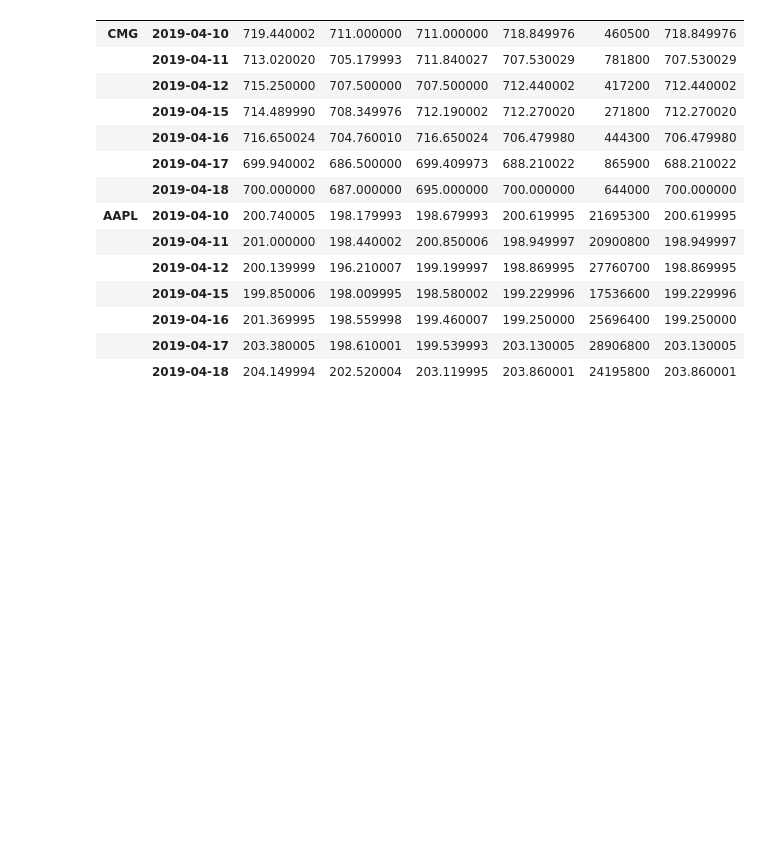
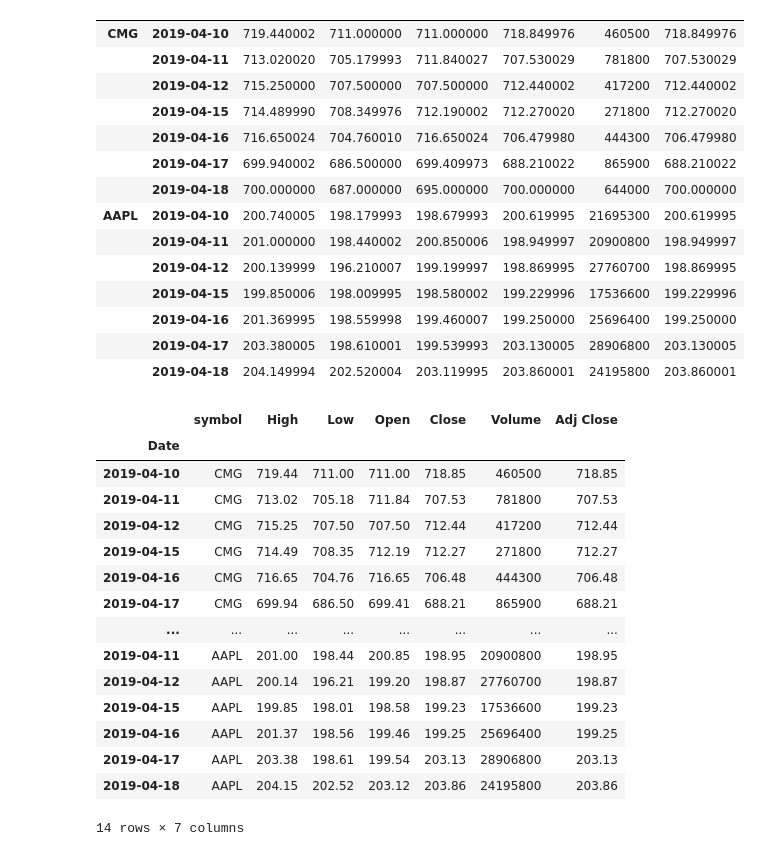
Before and after one commit to scienclick/stockmaster, a Jupyter notebook: stockmaster.ipynb, the cells around one changed output. Cells and saved outputs as stored; diff of their text form; code cells hidden in the pictures; blank space fills up the shorter version.

```diff
--- a/stockmaster.ipynb
+++ b/stockmaster.ipynb
@@ -70,3 +70,22 @@ pulled
 |  | 2019-04-16 | 201.369995 | 198.559998 | 199.460007 | 199.250000 | 25696400 | 199.250000 |
 |  | 2019-04-17 | 203.380005 | 198.610001 | 199.539993 | 203.130005 | 28906800 | 203.130005 |
 |  | 2019-04-18 | 204.149994 | 202.520004 | 203.119995 | 203.860001 | 24195800 | 203.860001 |
+# %%
+pulled.reset_index([0]).rename(columns={'level_0':'symbol'})
+# %% [output]
+|  | symbol | High | Low | Open | Close | Volume | Adj Close |
+| Date |  |  |  |  |  |  |  |
+| 2019-04-10 | CMG | 719.44 | 711.00 | 711.00 | 718.85 | 460500 | 718.85 |
+| 2019-04-11 | CMG | 713.02 | 705.18 | 711.84 | 707.53 | 781800 | 707.53 |
+| 2019-04-12 | CMG | 715.25 | 707.50 | 707.50 | 712.44 | 417200 | 712.44 |
+| 2019-04-15 | CMG | 714.49 | 708.35 | 712.19 | 712.27 | 271800 | 712.27 |
+| 2019-04-16 | CMG | 716.65 | 704.76 | 716.65 | 706.48 | 444300 | 706.48 |
+| 2019-04-17 | CMG | 699.94 | 686.50 | 699.41 | 688.21 | 865900 | 688.21 |
+| ... | ... | ... | ... | ... | ... | ... | ... |
+| 2019-04-11 | AAPL | 201.00 | 198.44 | 200.85 | 198.95 | 20900800 | 198.95 |
+| 2019-04-12 | AAPL | 200.14 | 196.21 | 199.20 | 198.87 | 27760700 | 198.87 |
+| 2019-04-15 | AAPL | 199.85 | 198.01 | 198.58 | 199.23 | 17536600 | 199.23 |
+| 2019-04-16 | AAPL | 201.37 | 198.56 | 199.46 | 199.25 | 25696400 | 199.25 |
+| 2019-04-17 | AAPL | 203.38 | 198.61 | 199.54 | 203.13 | 28906800 | 203.13 |
+| 2019-04-18 | AAPL | 204.15 | 202.52 | 203.12 | 203.86 | 24195800 | 203.86 |
+14 rows × 7 columns
```
Also changed, not shown: parts of 4 cells of this notebook.
